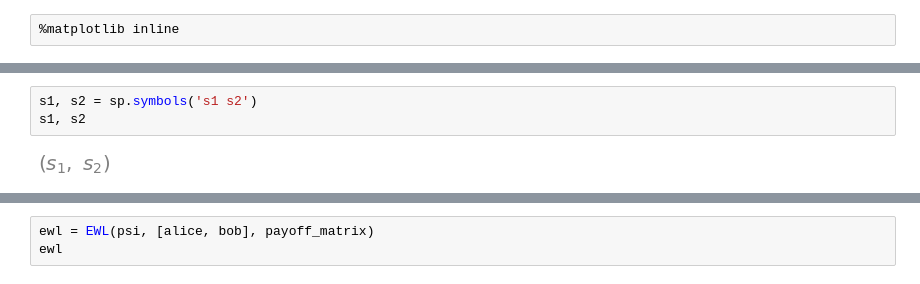
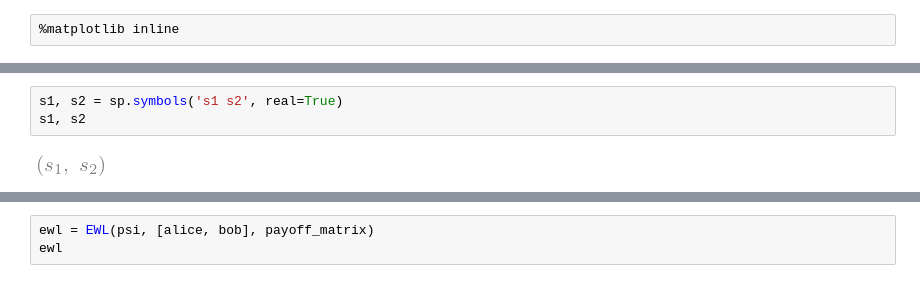
Before and after one commit to tomekzaw/ewl, a Jupyter notebook: examples/payoff_function_plot_3d.ipynb, the cells around one changed output, grey strips where cells are left out. Cells and saved outputs as stored; diff of their text form.

```diff
--- a/examples/payoff_function_plot_3d.ipynb
+++ b/examples/payoff_function_plot_3d.ipynb
@@ -7,8 +20,8 @@ from ewl import *
 # %%
-s1, s2 = sp.symbols('s1 s2')
+s1, s2 = sp.symbols('s1 s2', real=True)
 s1, s2
 # %% [output]
-[figure, old version]
+[figure, new version]
 # %%
 half = sp.sympify('1/2')
 half
```
Also changed, not shown: parts of 8 cells of this notebook, 13 other files.
